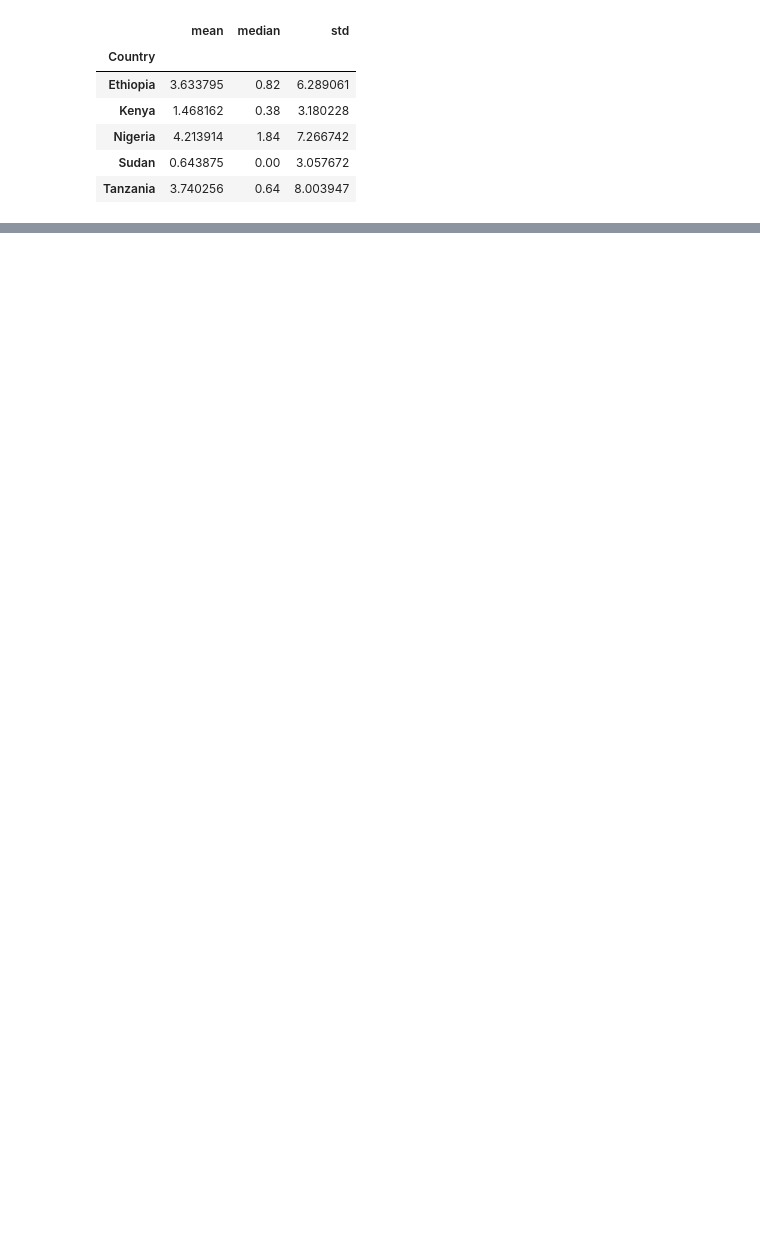
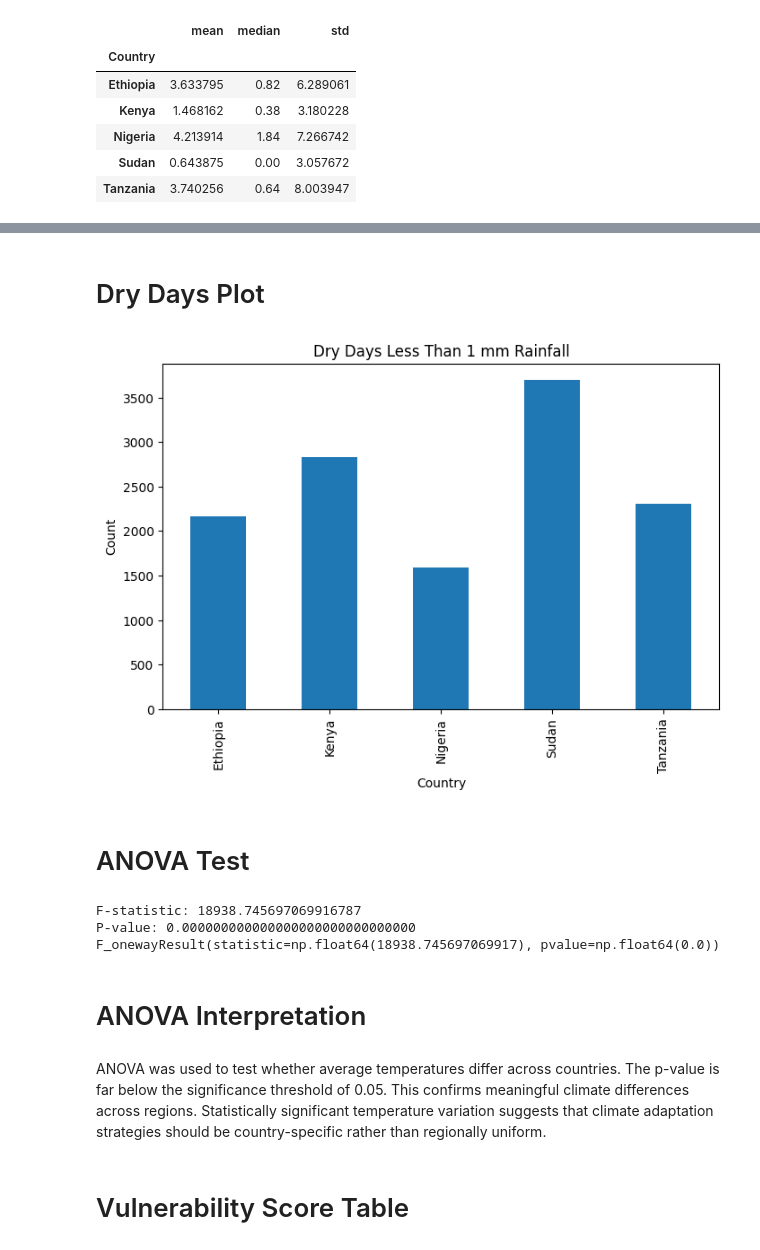
Before and after one commit to BeteLhem401/climate-challenge-week0, a Jupyter notebook: notebooks/compare_countries.ipynb, the cells around one changed output, grey strips where cells are left out. Drawn from its saved outputs; the diff is of its cells as text; code cells hidden in the pictures; blank space fills up the shorter version.

```diff
--- a/notebooks/compare_countries.ipynb
+++ b/notebooks/compare_countries.ipynb
@@ -105,0 +159,6 @@ rain_summary
+# %%
+dry_days = df[df["PRECTOTCORR"] < 1]
+
+dry_counts = dry_days.groupby("Country").size()
+
+dry_counts
@@ -105,0 +173,40 @@ rain_summary
+# %% [markdown]
+# Dry Days Plot
+# %%
+dry_counts.plot(kind="bar", figsize=(8, 5))
+
+plt.title("Dry Days Less Than 1 mm Rainfall")
+plt.xlabel("Country")
+plt.ylabel("Count")
+plt.show()
+# %% [output]
+[figure, added]
+# %% [markdown]
+# ANOVA Test
+# %%
+from scipy.stats import f_oneway
+
+anova = f_oneway(
+    ethiopia["T2M"],
+    kenya["T2M"],
+    tanzania["T2M"],
+    sudan["T2M"],
+    nigeria["T2M"]
+)
+
+print(f"F-statistic: {anova.statistic:.15f}")
+print(f"P-value: {anova.pvalue:.30f}")
+print(anova)
+# %% [output]
+F-statistic: 18938.745697069916787
+P-value: 0.000000000000000000000000000000
+F_onewayResult(statistic=np.float64(18938.745697069917), pvalue=np.float64(0.0))
+# %% [markdown]
+# ANOVA Interpretation
+# %% [markdown]
+ANOVA was used to test whether average temperatures differ across countries.
+The p-value is far below the significance threshold of 0.05.
+This confirms meaningful climate differences across regions.
+Statistically significant temperature variation suggests that climate adaptation strategies should be country-specific rather than regionally uniform.
+# %% [markdown]
+# Vulnerability Score Table
```
Also changed, not shown: parts of 27 cells of this notebook, 1 other file.
